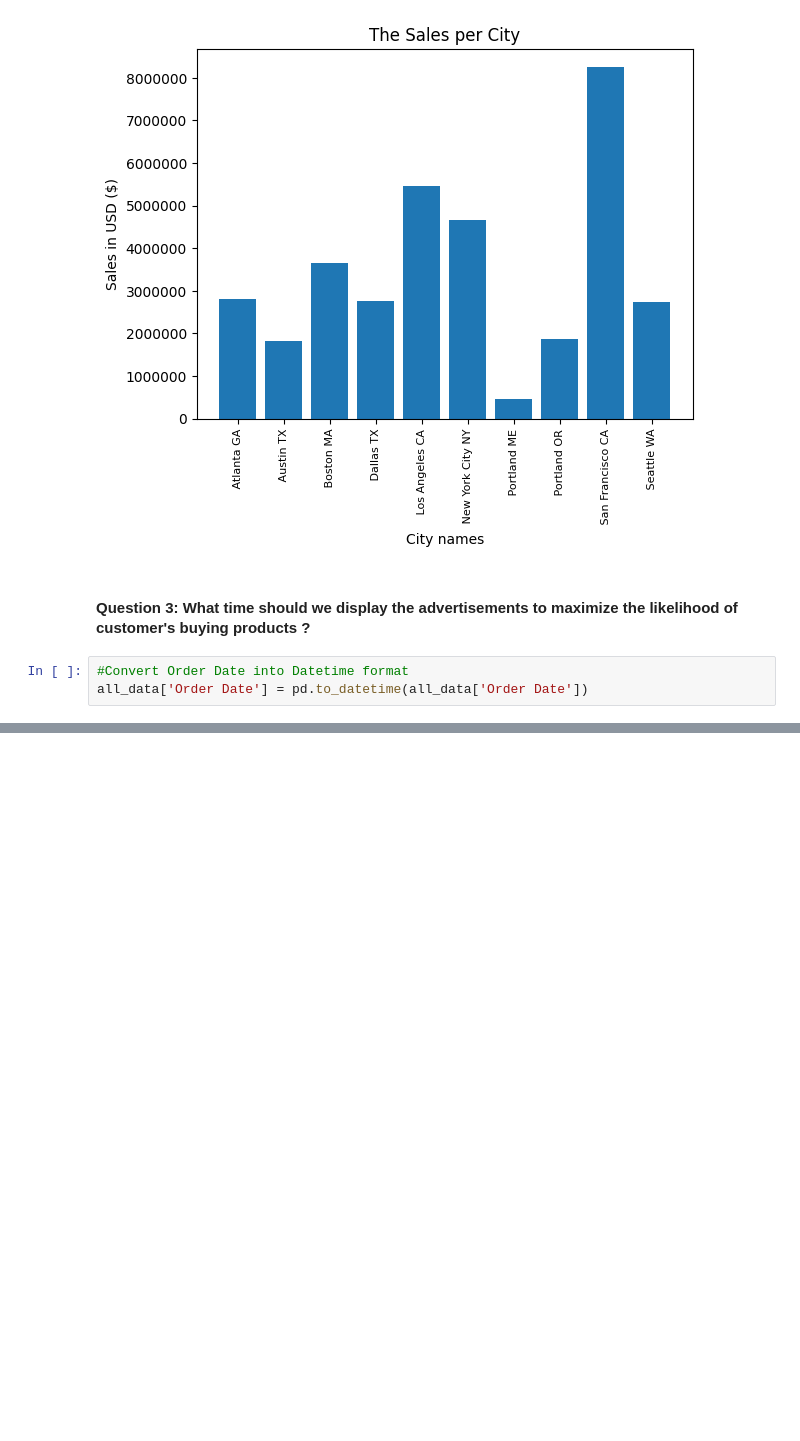
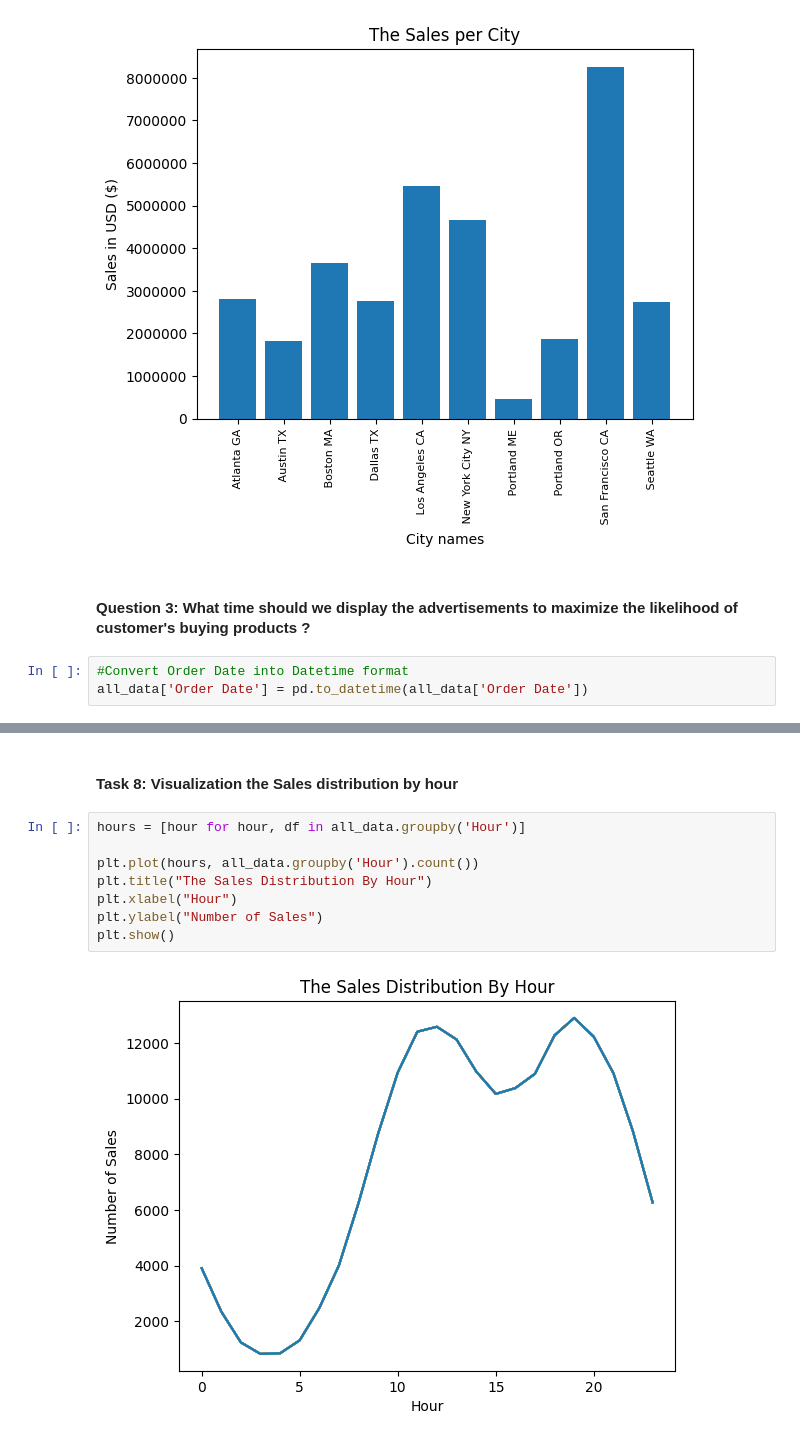
Before and after one commit to emilyle91/sales-analysis, a Jupyter notebook: Sales_Analysis.ipynb, the cells around one changed output, grey strips where cells are left out. Drawn from its saved outputs; the diff is of its cells as text; blank space fills up the shorter version.

Commit message:
Plot the Sales Distribution by Hour line graph

```diff
--- a/Sales_Analysis.ipynb
+++ b/Sales_Analysis.ipynb
@@ -166,3 +169,15 @@ all_data
 | 186848 | 259356 | 34in Ultrawide Monitor | 1 | 379.99 | 2019-09-19 17:30:00 | 511 Forest St, San Francisco, CA ... | 9 | 379.99 | ... |
 | 186849 | 259357 | USB-C Charging Cable | 1 | 11.95 | 2019-09-30 00:18:00 | 250 Meadow St, San Francisco, CA ... | 9 | 11.95 | ... |
 185950 rows × 12 columns
+# %% [markdown]
+#### Task 8: Visualization the Sales distribution by hour
+# %%
+hours = [hour for hour, df in all_data.groupby('Hour')]
+
+plt.plot(hours, all_data.groupby('Hour').count())
+plt.title("The Sales Distribution By Hour")
+plt.xlabel("Hour")
+plt.ylabel("Number of Sales")
+plt.show()
+# %% [output]
+[figure, added]
```
Also changed, not shown: parts of 2 cells of this notebook.
